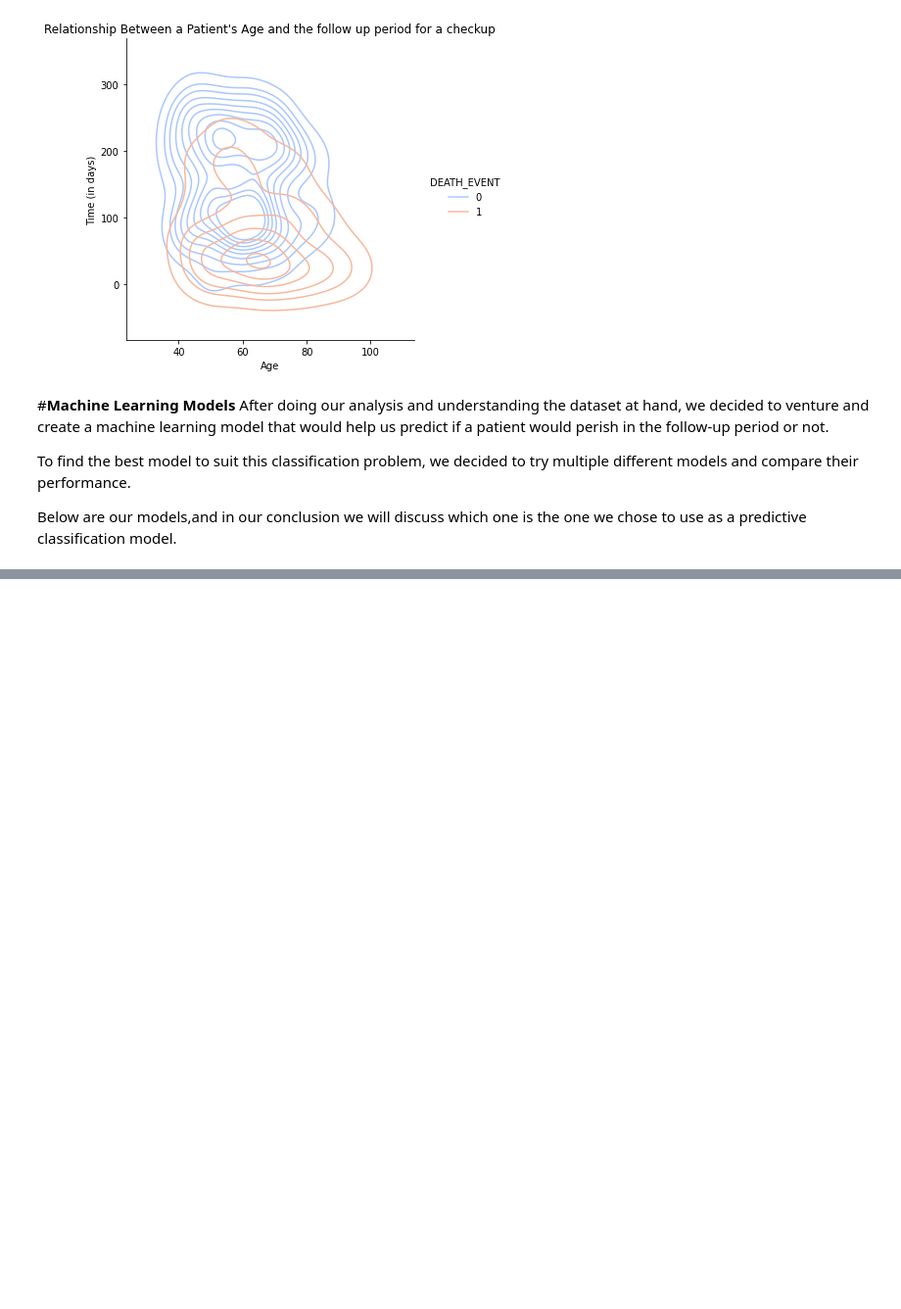
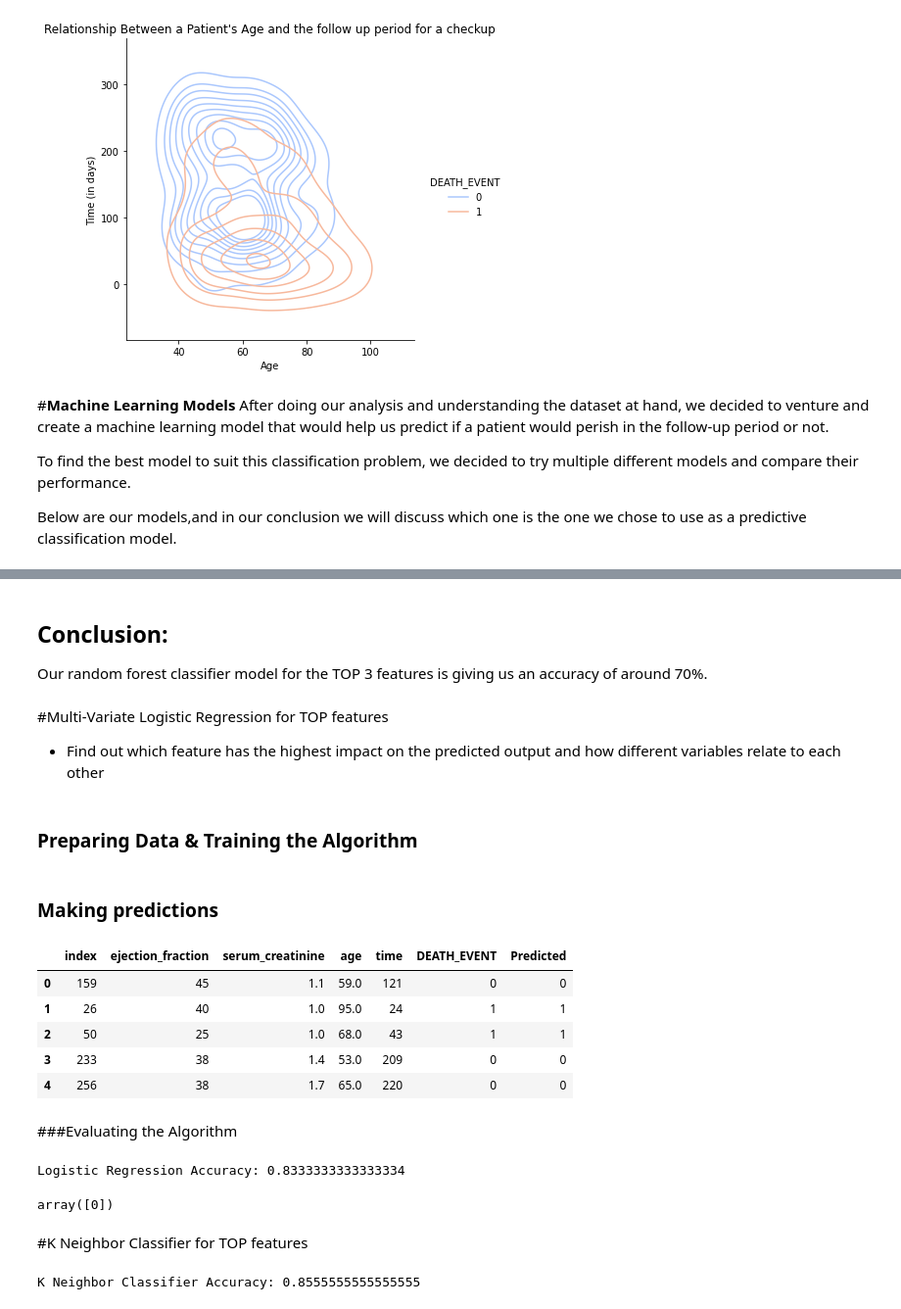
Before and after one commit to AntonioMoralCevallos/Predicting_Fatal_Heart_Failure-Project, a Jupyter notebook: Final_Deliverable_7b.ipynb, the cells around one changed output, grey strips where cells are left out. Shown at 98% size. Cells and saved outputs as stored; diff of their text form; code cells hidden in the pictures; blank space fills up the shorter version.

```diff
--- a/Final_Deliverable_7b.ipynb
+++ b/Final_Deliverable_7b.ipynb
@@ -593,0 +647,58 @@ kn_acc
+# %% [markdown]
+## Conclusion:
+Our random forest classifier model for the TOP 3 features is giving us an accuracy of around 70%.
+# %% [markdown]
+#Multi-Variate Logistic Regression for TOP features
+- Find out which feature has the highest impact on the predicted output and how different variables relate to each other
+# %% [markdown]
+### Preparing Data & Training the Algorithm
+# %%
+drop = ['DEATH_EVENT','creatinine_phosphokinase']
+X, y = clinical.drop(drop,axis=1), clinical['DEATH_EVENT']
+
+Features = ['ejection_fraction','serum_creatinine','age', 'time']
+X, y = clinical[Features], clinical['DEATH_EVENT']
+x, y = clinical.drop('DEATH_EVENT',axis=1), clinical['DEATH_EVENT']
+from sklearn.model_selection import train_test_split
+Xtrain, Xtest, ytrain, ytest = train_test_split(X, y, test_size=0.3, random_state=775)
+from sklearn.linear_model import LogisticRegression  # 1. choose model class
+model = LogisticRegression(solver='liblinear', random_state=0)     # 2. instantiate model
+model.fit(Xtrain, ytrain)
+y_model = model.predict(Xtest)
+# %% [markdown]
+### Making predictions
+# %%
+test = Xtest.join(ytest).reset_index()
+test.join(pd.Series(y_model, name='Predicted')).head()
+# %% [output]
+|  | index | ejection_fraction | serum_creatinine | age | time | DEATH_EVENT | Predicted |
+| 0 | 159 | 45 | 1.1 | 59.0 | 121 | 0 | 0 |
+| 1 | 26 | 40 | 1.0 | 95.0 | 24 | 1 | 1 |
+| 2 | 50 | 25 | 1.0 | 68.0 | 43 | 1 | 1 |
+| 3 | 233 | 38 | 1.4 | 53.0 | 209 | 0 | 0 |
+| 4 | 256 | 38 | 1.7 | 65.0 | 220 | 0 | 0 |
+# %% [markdown]
+###Evaluating the Algorithm
+# %%
+from sklearn.metrics import accuracy_score
+print("Logistic Regression Accuracy:",metrics.accuracy_score(y_test, y_model))
+# %% [output]
+Logistic Regression Accuracy: 0.8333333333333334
+# %%
+#ejection_fraction | serum_creatinine | age | time
+model.predict([[30, 2.1, 22, 130]])
+# %% [output]
+array([0])
+# %% [markdown]
+#K Neighbor Classifier for TOP features
+# %%
+# K Neighbors Classifier
+
+from sklearn.neighbors import KNeighborsClassifier
+kn_clf = KNeighborsClassifier(n_neighbors=6)
+kn_clf.fit(Xtrain, ytrain)
+kn_pred = kn_clf.predict(Xtest)
+kn_acc = accuracy_score(ytest, kn_pred)
+print("K Neighbor Classifier Accuracy:",metrics.accuracy_score(ytest, kn_pred))
+# %% [output]
+K Neighbor Classifier Accuracy: 0.8555555555555555
```
Also changed, not shown: parts of 53 cells of this notebook.
